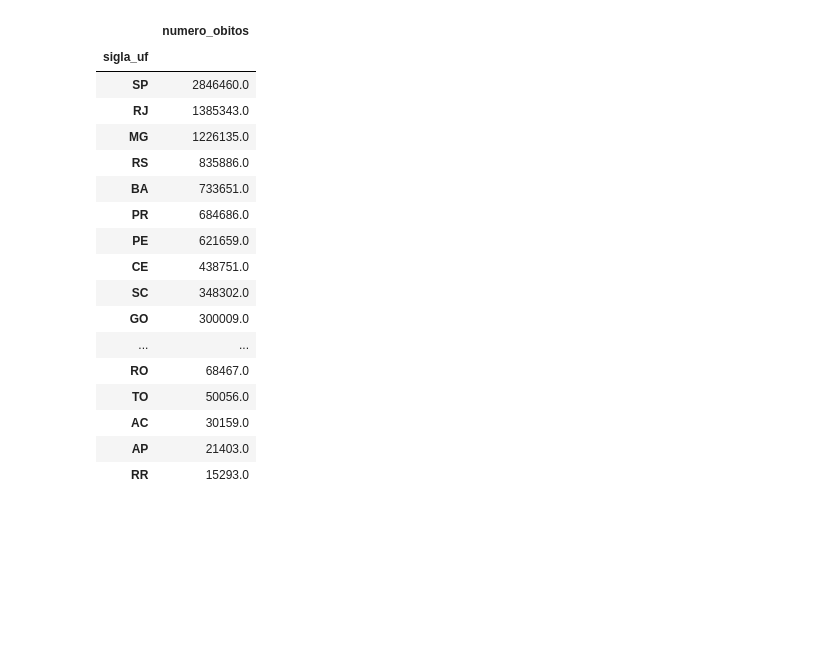
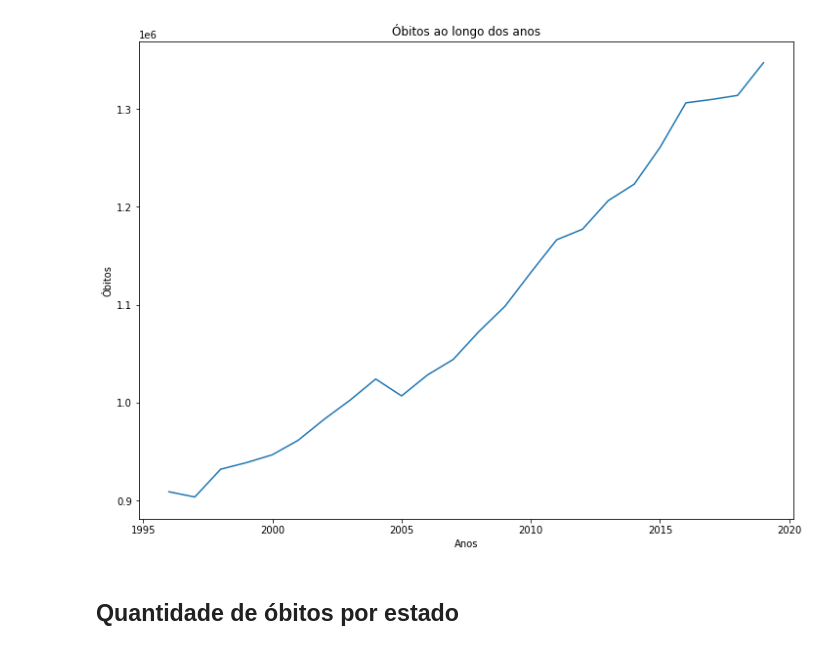
Before and after one commit to lucastbeloni/Sistema-de-Informacoes-sobre-Mortalidade, a Jupyter notebook: SIM.ipynb, the cells around one changed output. Saved outputs shown, nothing was run; the diff lists cells and outputs as text; code cells hidden in the pictures; blank space fills up the shorter version.

```diff
--- a/SIM.ipynb
+++ b/SIM.ipynb
@@ -108,0 +129,2 @@ Name: sigla_uf, dtype: int64
+# %%
+mortes_por_ano = df_copy.groupby('ano').numero_obitos.sum().reset_index()
@@ -109,21 +151,14 @@ Name: sigla_uf, dtype: int64
+# %%
+plt.figure(figsize=(12,9))
+
+plt.plot(mortes_por_ano['ano'], mortes_por_ano['numero_obitos'])
+plt.xlabel("Anos")
+plt.ylabel("Óbitos")
+plt.title("Óbitos ao longo dos anos")
+plt.show()
+# %% [output]
+[figure, added]
+# %% [markdown]
+## Quantidade de óbitos por estado
 # %%
-df[['numero_obitos', 'sigla_uf']].groupby('sigla_uf').sum().sort_values('numero_obitos', ascending=False)
+obito_por_uf = df_copy[['numero_obitos', 'sigla_uf']].groupby('sigla_uf').sum().sort_values('numero_obitos', ascending=False)
-# %% [output]
-|  | numero_obitos |
-| sigla_uf |  |
-| SP | 2846460.0 |
-| RJ | 1385343.0 |
-| MG | 1226135.0 |
-| RS | 835886.0 |
-| BA | 733651.0 |
-| PR | 684686.0 |
-| PE | 621659.0 |
-| CE | 438751.0 |
-| SC | 348302.0 |
-| GO | 300009.0 |
-| ... | ... |
-| RO | 68467.0 |
-| TO | 50056.0 |
-| AC | 30159.0 |
-| AP | 21403.0 |
-| RR | 15293.0 |
```
Also changed, not shown: parts of 61 cells of this notebook.
